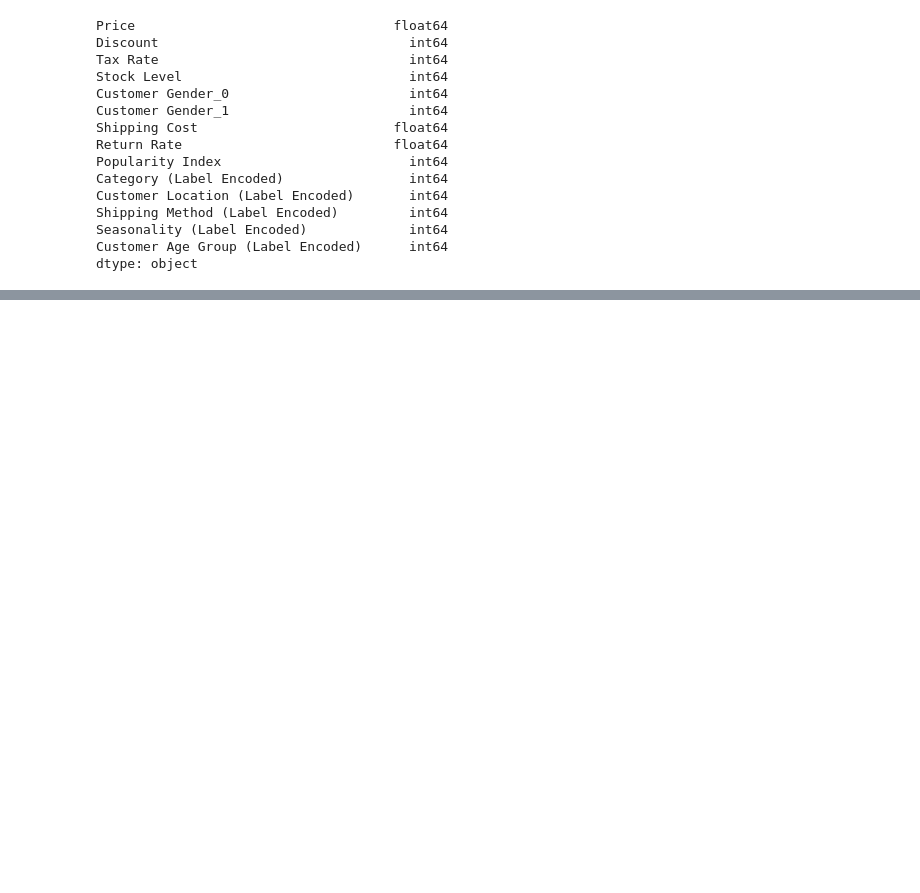
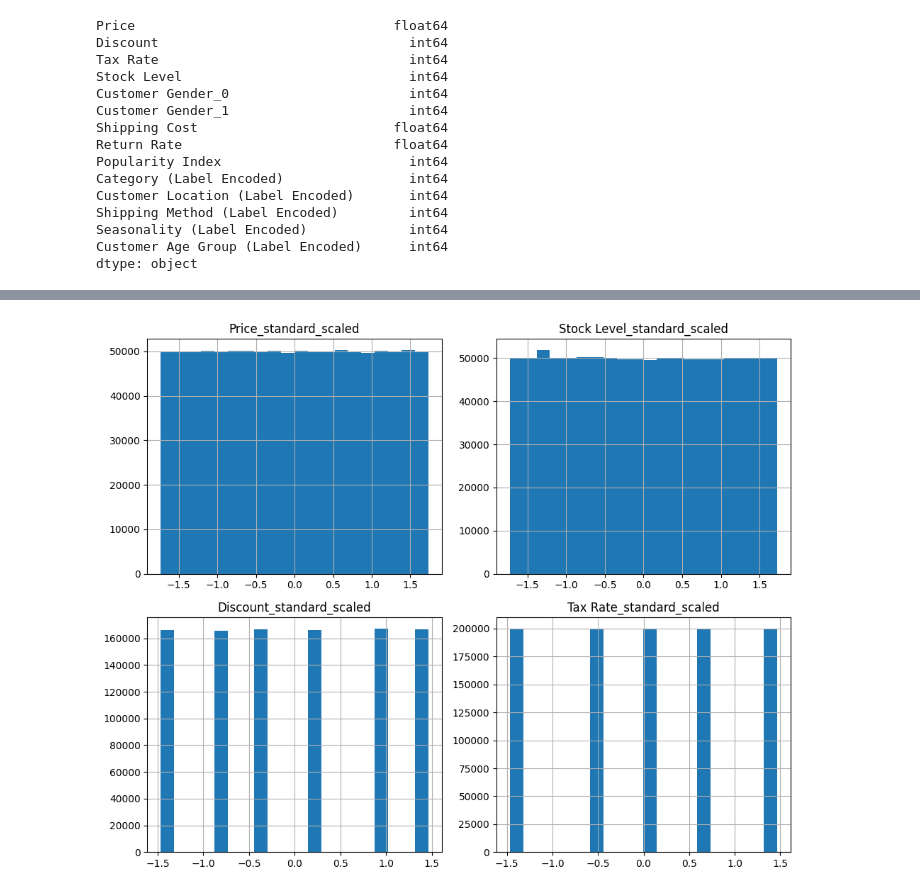
Before and after one commit to halley1116/2025_DA_study, a Jupyter notebook: team2/2주차/2nd.ipynb, the cells around one changed output, grey strips where cells are left out. Cells and saved outputs as stored; diff of their text form; code cells hidden in the pictures; blank space fills up the shorter version.

```diff
--- a/team2/2주차/2nd.ipynb
+++ b/team2/2주차/2nd.ipynb
@@ -207,0 +218,26 @@ dtype: object
+# %%
+from sklearn.preprocessing import StandardScaler, MinMaxScaler
+
+def scale_columns(df, columns_to_scale, scaler_type='standard'):
+    if scaler_type == 'standard':
+        scaler = StandardScaler()
+    elif scaler_type == 'minmax':
+        scaler = MinMaxScaler()
+    else:
+        raise ValueError("Unsupported scaler_type. Use 'standard' or 'minmax'.")
+
+    scaled_data = scaler.fit_transform(df[columns_to_scale])
+    scaled_df = pd.DataFrame(scaled_data, columns=[f"{col}_{scaler_type}_scaled" for col in columns_to_scale])
+    df = df.drop(columns=columns_to_scale)  # 기존 컬럼 삭제
+    df = pd.concat([df, scaled_df], axis=1)
+    return df
+
+    # 스케일링 적용
+columns_standard = ['Price', 'Stock Level', 'Discount', 'Tax Rate', 'Shipping Cost', 'Return Rate']
+# columns_minmax = ['Discount', 'Tax Rate', 'Shipping Cost', 'Return Rate']
+df = scale_columns(df, columns_standard, scaler_type='standard')
+#df = scale_columns(df, columns_minmax, scaler_type='minmax')
+
+# 스케일링 결과 확인
+print("\n스케일링 결과 데이터프레임:")
+print(df.head())
@@ -207,0 +262,13 @@ dtype: object
+# %%
+import matplotlib.pyplot as plt
+
+# 스케일링된 열들에 대해 히스토그램 그리기
+scaled_columns = ['Price_standard_scaled', 'Stock Level_standard_scaled',
+                  'Discount_standard_scaled', 'Tax Rate_standard_scaled']
+
+# 히스토그램 그리기
+df[scaled_columns].hist(bins=20, figsize=(10, 8))
+plt.tight_layout()
+plt.show()
+# %% [output]
+[figure, added]
```
Also changed, not shown: parts of 4 cells of this notebook.
